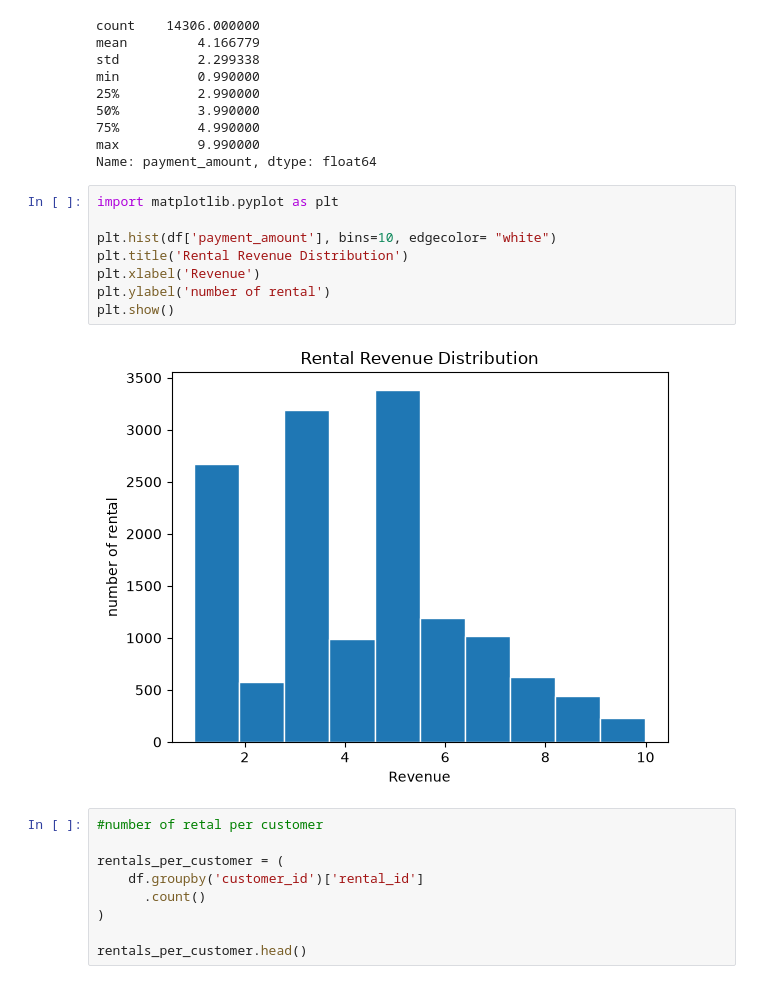
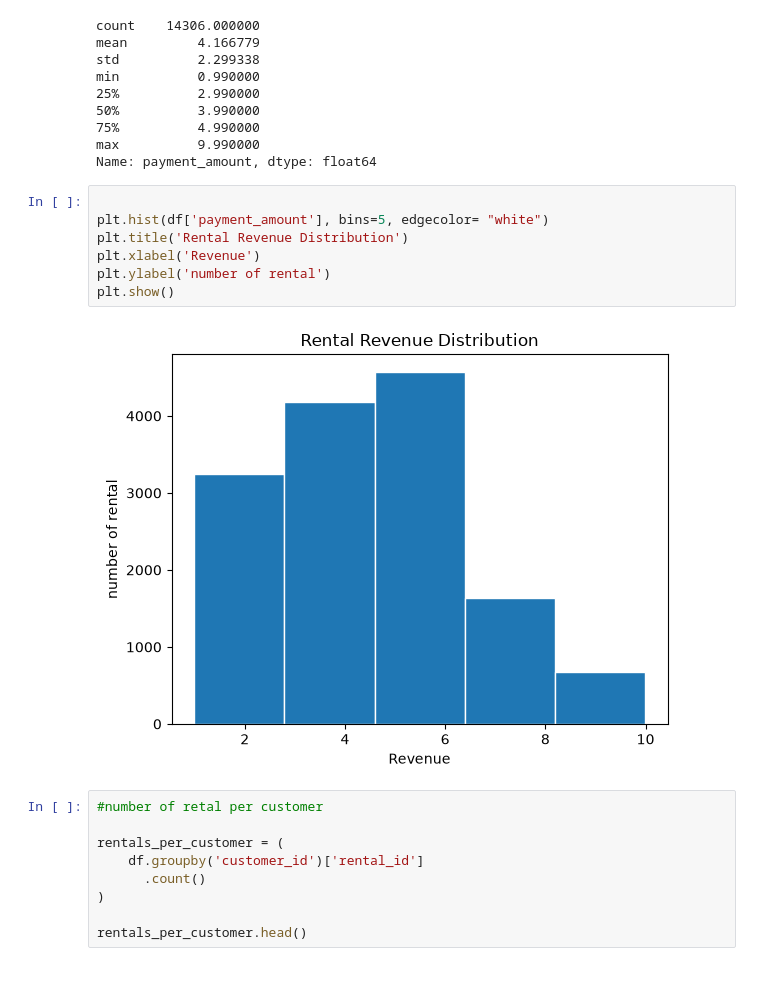
Before and after one commit to abdulk173/film_project, a Jupyter notebook: NEW.ipynb, the cells around one changed output. Cells and saved outputs as stored; diff of their text form.

```diff
--- a/NEW.ipynb
+++ b/NEW.ipynb
@@ -1210,15 +1211,14 @@ min          0.990000
 max          9.990000
 Name: payment_amount, dtype: float64
 # %%
-import matplotlib.pyplot as plt
 
-plt.hist(df['payment_amount'], bins=10, edgecolor= "white")
+plt.hist(df['payment_amount'], bins=5, edgecolor= "white")
 plt.title('Rental Revenue Distribution')
 plt.xlabel('Revenue')
 plt.ylabel('number of rental')
 plt.show()
 # %% [output]
-[figure, old version]
+[figure, new version]
 # %%
 #number of retal per customer
 
```
Also changed, not shown: parts of 2 cells of this notebook, 1 other file.
